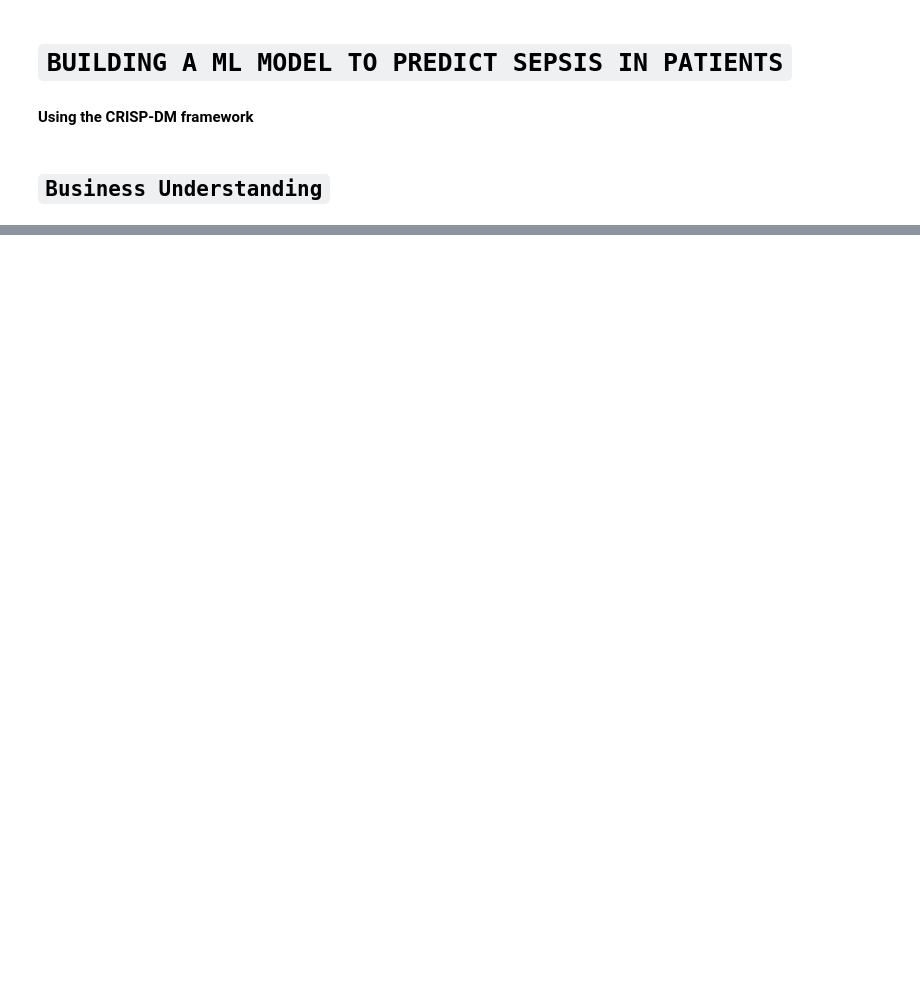
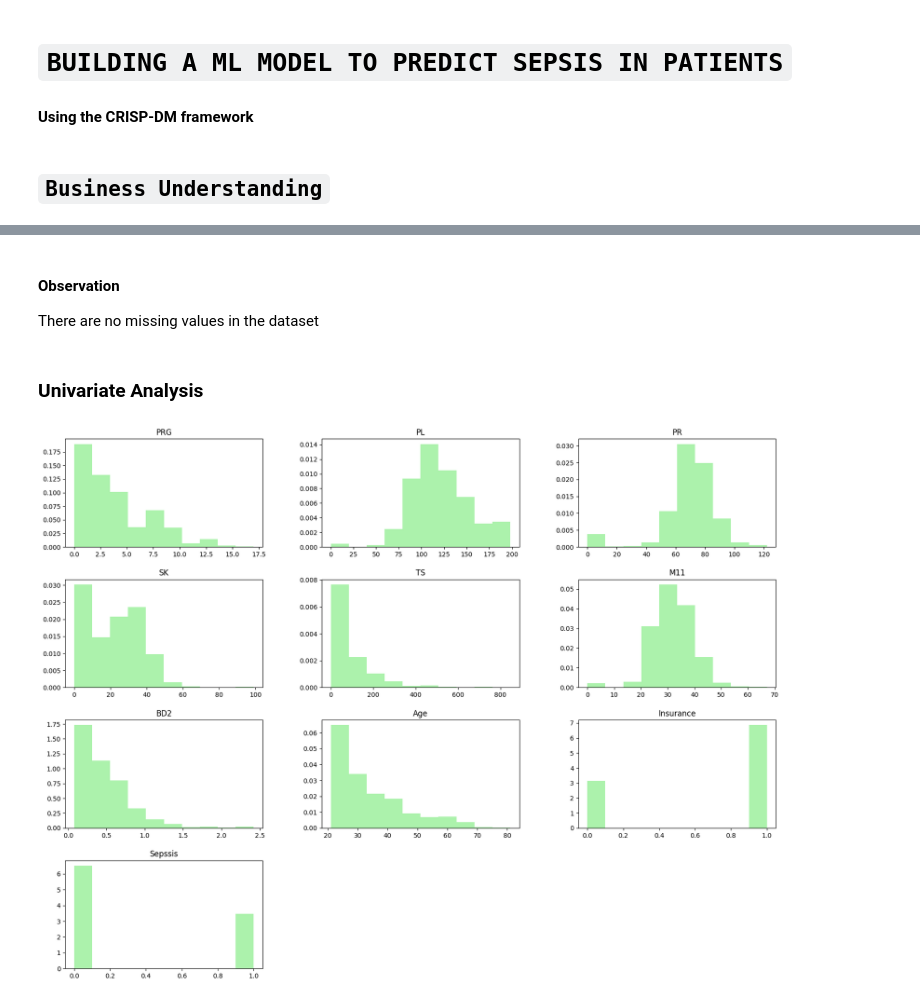
Before and after one commit to kwasichrappah/sepsis_ml_predictor, a Jupyter notebook: sepsis_ml_predictor.ipynb, the cells around one changed output, grey strips where cells are left out. Drawn from its saved outputs; the diff is of its cells as text; code cells hidden in the pictures; blank space fills up the shorter version.

```diff
--- a/sepsis_ml_predictor.ipynb
+++ b/sepsis_ml_predictor.ipynb
@@ -919,0 +99,5 @@ joblib.dump(best_svc_pred,'models\\tuned\\best_svc_pred.joblib')
+# %%
+
+##Accessing train data
+df = pd.read_csv("data\Paitients_Files_Train.csv")
+df.info()
@@ -919,0 +167,21 @@ joblib.dump(best_svc_pred,'models\\tuned\\best_svc_pred.joblib')
+# %% [markdown]
+#### Observation
+There are no missing values in the dataset
+# %% [markdown]
+### Univariate Analysis
+# %%
+data=df.copy()
+# %%
+#Dropping the patient ID column
+data.drop(['ID'], axis = 1 ,inplace=True)
+# %%
+# Replacing all negatives with False and positives with True
+data['Sepssis'] = np.where(data['Sepssis'] == "Positive", 1, 0)
+# %%
+
+# Distribution of the variables
+data.hist(density = True,figsize = (20, 15), facecolor = 'lightgreen', alpha = 0.75,grid = False)
+
+plt.show()
+# %% [output]
+[figure, added]
```
Also changed, not shown: parts of 102 cells of this notebook.
